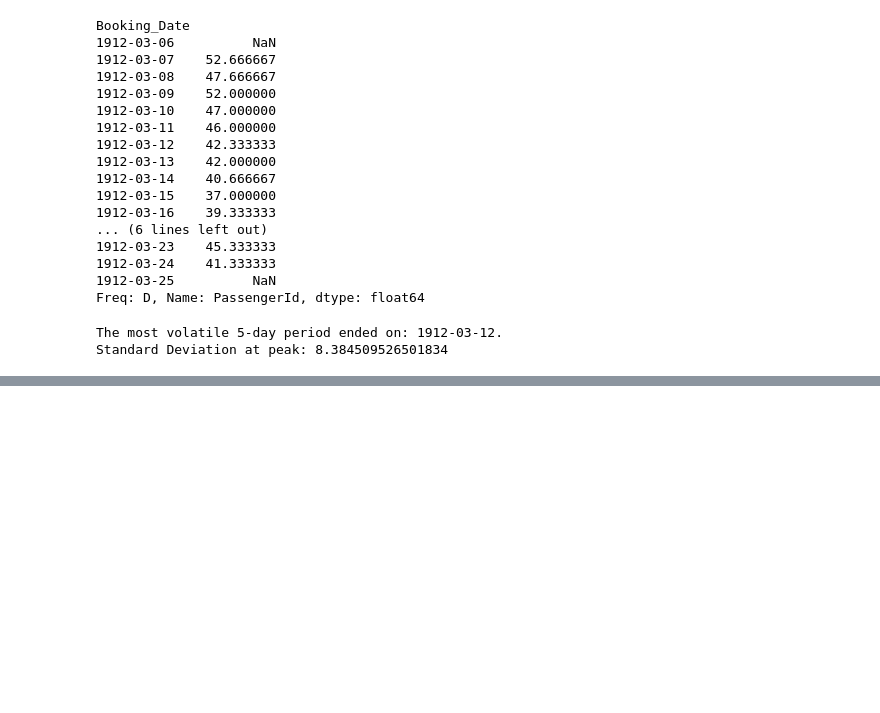
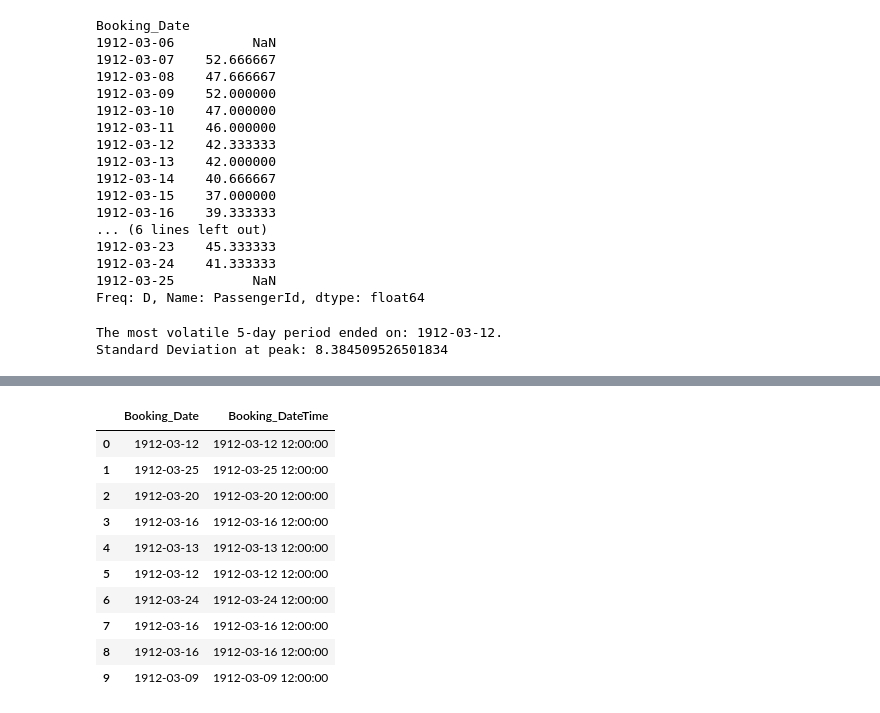
Before and after one commit to faizantoheed456/Pandas, a Jupyter notebook: Day 6/Day_6_Topic_5_6_7_8.ipynb, the cells around one changed output, grey strips where cells are left out. Cells and saved outputs as stored; diff of their text form; code cells hidden in the pictures; blank space fills up the shorter version.

Commit message:
Day 6 of learning pandas

```diff
--- a/Day 6/Day_6_Topic_5_6.ipynb
+++ b/Day 6/Day_6_Topic_5_6_7_8.ipynb
@@ -214,0 +455,27 @@ Standard Deviation at peak: 8.384509526501834
+# %%
+#Practice Activity: Time Zone Handling
+import pandas as pd
+import numpy as np
+
+
+df = pd.read_csv('titanic.csv')
+
+departure = pd.to_datetime('1912-04-15')
+np.random.seed(42)
+df['Booking_Date'] = departure - pd.Timedelta(days=30) + pd.to_timedelta(np.random.randint(-10, 10, size=len(df)), unit='D')
+
+# For time zone practice, add a specific time (noon UTC) to the Booking_Date
+df['Booking_DateTime'] = pd.to_datetime(df['Booking_Date'].astype(str) + ' 12:00:00')
+df[['Booking_Date', 'Booking_DateTime']].head(10)
+# %% [output]
+|  | Booking_Date | Booking_DateTime |
+| 0 | 1912-03-12 | 1912-03-12 12:00:00 |
+| 1 | 1912-03-25 | 1912-03-25 12:00:00 |
+| 2 | 1912-03-20 | 1912-03-20 12:00:00 |
+| 3 | 1912-03-16 | 1912-03-16 12:00:00 |
+| 4 | 1912-03-13 | 1912-03-13 12:00:00 |
+| 5 | 1912-03-12 | 1912-03-12 12:00:00 |
+| 6 | 1912-03-24 | 1912-03-24 12:00:00 |
+| 7 | 1912-03-16 | 1912-03-16 12:00:00 |
+| 8 | 1912-03-16 | 1912-03-16 12:00:00 |
+| 9 | 1912-03-09 | 1912-03-09 12:00:00 |
```
Also changed, not shown: parts of 31 cells of this notebook, 2 other files.
